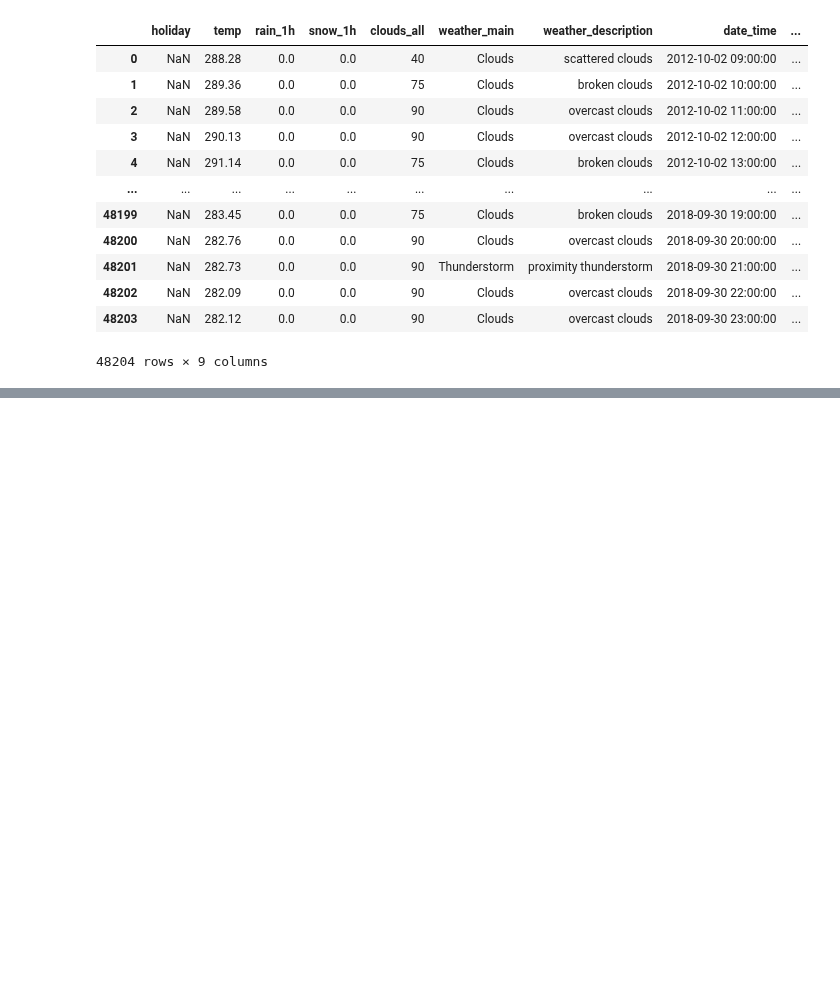
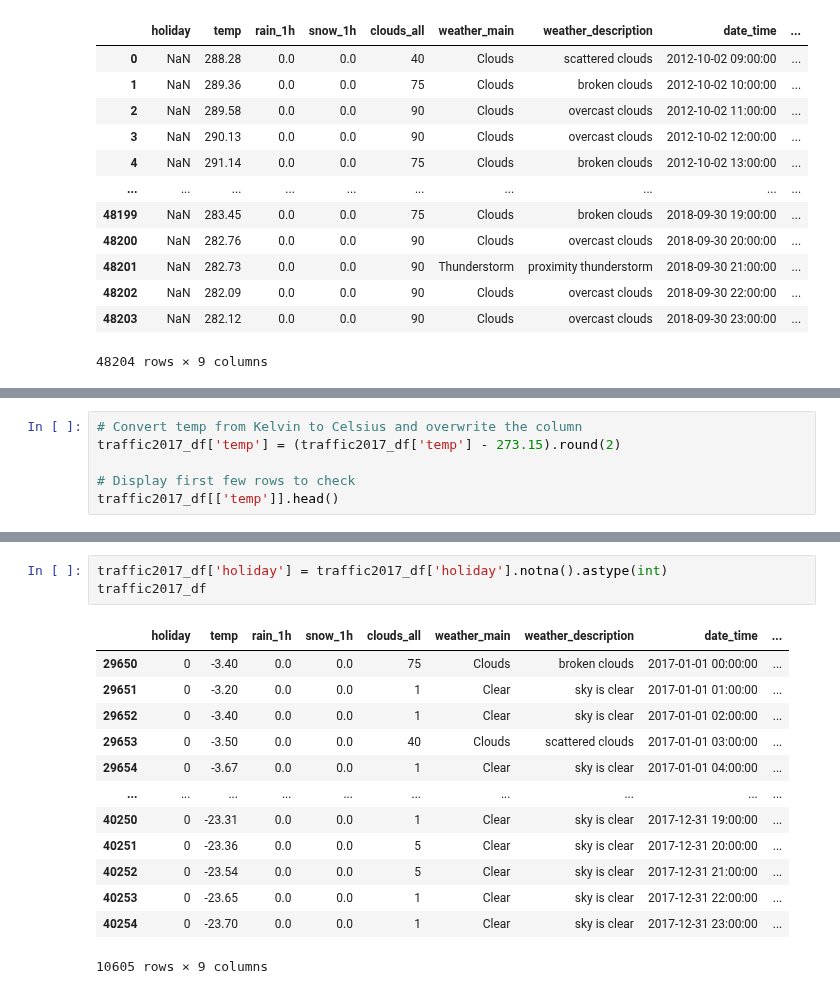
Before and after one commit to StefanFSmid/ASDA_2025_Group_3_Porfolio, a Jupyter notebook: notebooks/week_08_group_3_notebook.ipynb, the cells around one changed output, grey strips where cells are left out. Cells and saved outputs as stored; diff of their text form; blank space fills up the shorter version.

```diff
--- a/notebooks/week_08_group_3_notebook.ipynb
+++ b/notebooks/week_08_group_3_notebook.ipynb
@@ -30,0 +188,6 @@ traffic_df
+# %%
+# Convert temp from Kelvin to Celsius and overwrite the column
+traffic2017_df['temp'] = (traffic2017_df['temp'] - 273.15).round(2)
+
+# Display first few rows to check
+traffic2017_df[['temp']].head()
@@ -30,0 +253,17 @@ traffic_df
+# %%
+traffic2017_df['holiday'] = traffic2017_df['holiday'].notna().astype(int)
+traffic2017_df
+# %% [output]
+|  | holiday | temp | rain_1h | snow_1h | clouds_all | weather_main | weather_description | date_time | ... |
+| 29650 | 0 | -3.40 | 0.0 | 0.0 | 75 | Clouds | broken clouds | 2017-01-01 00:00:00 | ... |
+| 29651 | 0 | -3.20 | 0.0 | 0.0 | 1 | Clear | sky is clear | 2017-01-01 01:00:00 | ... |
+| 29652 | 0 | -3.40 | 0.0 | 0.0 | 1 | Clear | sky is clear | 2017-01-01 02:00:00 | ... |
+| 29653 | 0 | -3.50 | 0.0 | 0.0 | 40 | Clouds | scattered clouds | 2017-01-01 03:00:00 | ... |
+| 29654 | 0 | -3.67 | 0.0 | 0.0 | 1 | Clear | sky is clear | 2017-01-01 04:00:00 | ... |
+| ... | ... | ... | ... | ... | ... | ... | ... | ... | ... |
+| 40250 | 0 | -23.31 | 0.0 | 0.0 | 1 | Clear | sky is clear | 2017-12-31 19:00:00 | ... |
+| 40251 | 0 | -23.36 | 0.0 | 0.0 | 5 | Clear | sky is clear | 2017-12-31 20:00:00 | ... |
+| 40252 | 0 | -23.54 | 0.0 | 0.0 | 5 | Clear | sky is clear | 2017-12-31 21:00:00 | ... |
+| 40253 | 0 | -23.65 | 0.0 | 0.0 | 1 | Clear | sky is clear | 2017-12-31 22:00:00 | ... |
+| 40254 | 0 | -23.70 | 0.0 | 0.0 | 1 | Clear | sky is clear | 2017-12-31 23:00:00 | ... |
+10605 rows × 9 columns
```
Also changed, not shown: parts of 20 cells of this notebook.
